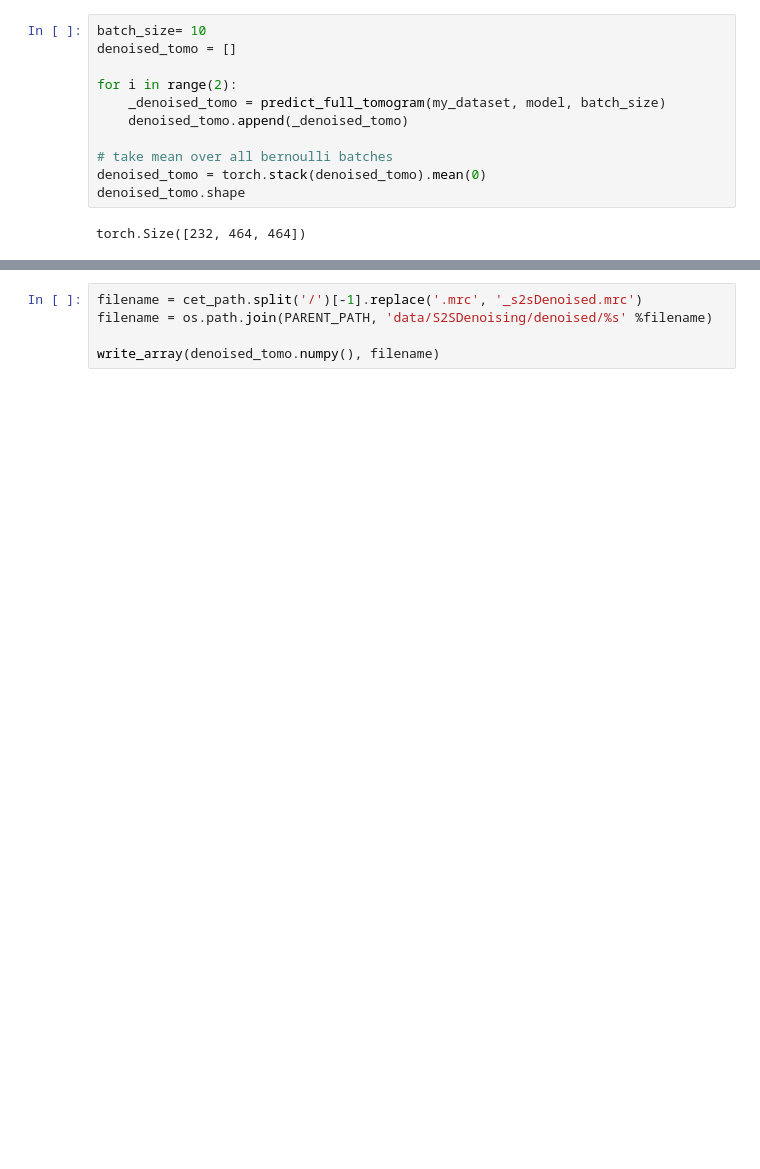
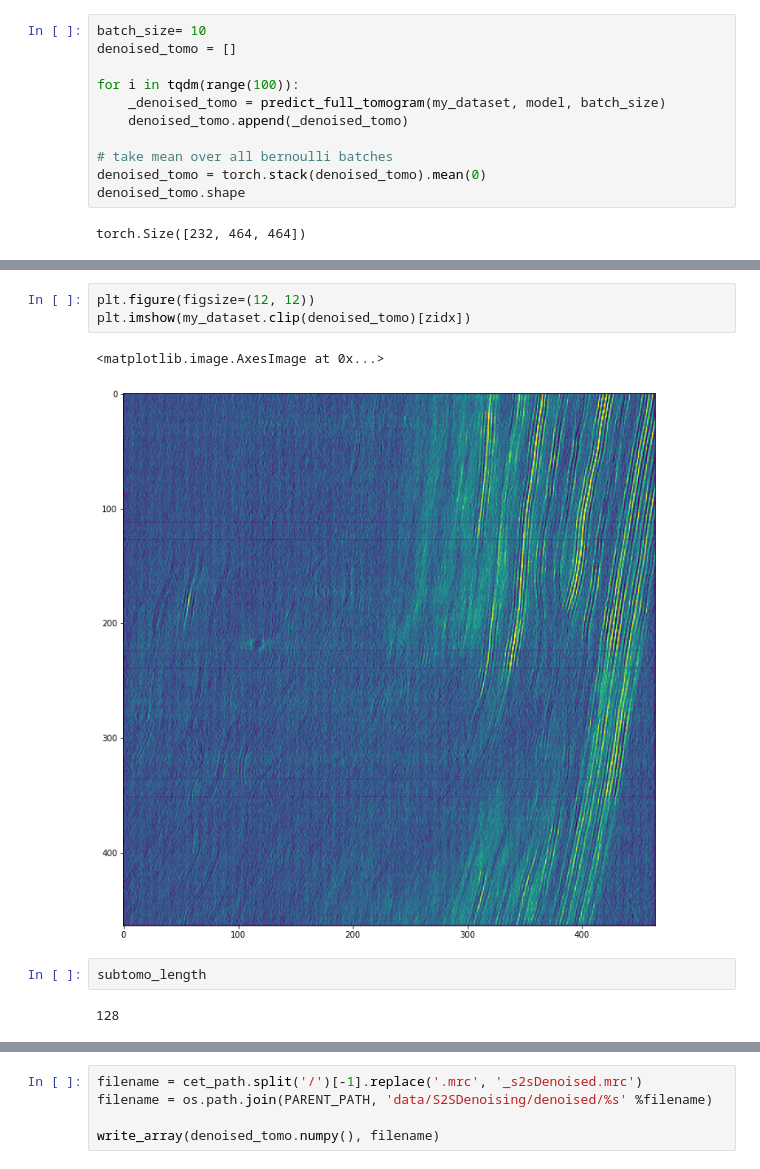
Before and after one commit to Fickincool/master-thesis, a Jupyter notebook: Notebooks/6.00_self2selfDenoising/6.03_prediction_pilot.ipynb, the cells around one changed output, grey strips where cells are left out. Drawn from its saved outputs; the diff is of its cells as text; blank space fills up the shorter version.

```diff
--- a/Notebooks/6.00_self2selfDenoising/6.03_prediction_pilot.ipynb
+++ b/Notebooks/6.00_self2selfDenoising/6.03_prediction_pilot.ipynb
@@ -166,7 +153,7 @@ torch.cuda.empty_cache()
 batch_size= 10
 denoised_tomo = []
 
-for i in range(2):
+for i in tqdm(range(100)):
     _denoised_tomo = predict_full_tomogram(my_dataset, model, batch_size)
     denoised_tomo.append(_denoised_tomo)
 
@@ -185,0 +173,10 @@ ax1.imshow(tomo_data[zidx])
+# %%
+plt.figure(figsize=(12, 12))
+plt.imshow(my_dataset.clip(denoised_tomo)[zidx])
+# %% [output]
+<matplotlib.image.AxesImage at 0x...>
+[figure, added]
+# %%
+subtomo_length
+# %% [output]
+128
```
Also changed, not shown: parts of 19 cells of this notebook, 1 other file.
